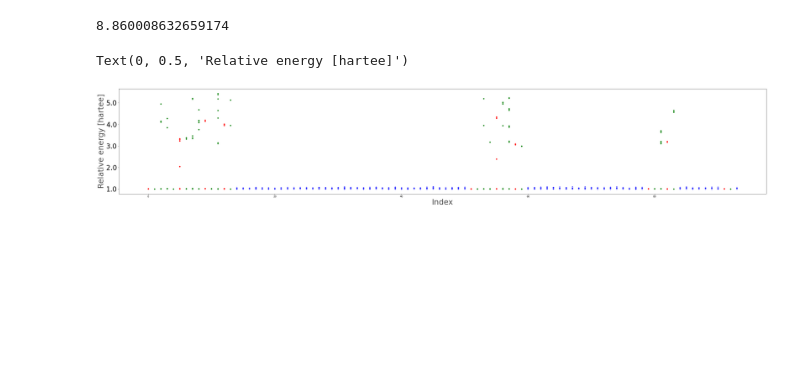
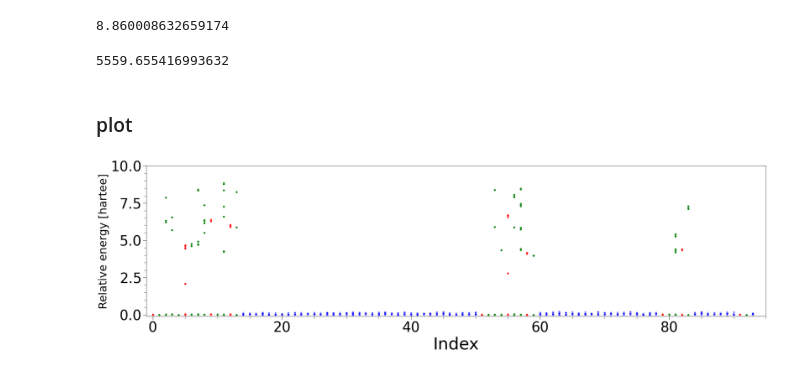
Before and after one commit to choderalab/rna-espaloma, a Jupyter notebook: espaloma-openff-default/rna-dataset-v1.0/00-rna-dataset-access/energy_distribution.ipynb, the cells around one changed output. Saved outputs shown, nothing was run; the diff lists cells and outputs as text; code cells hidden in the pictures; blank space fills up the shorter version.

Commit message:
update energy distribution notebook

```diff
--- a/espaloma-openff-default/rna-dataset-v1.0/00-rna-dataset-access/energy_distribution.ipynb
+++ b/espaloma-openff-default/rna-dataset-v1.0/00-rna-dataset-access/energy_distribution.ipynb
@@ -215,3 +231,9 @@ df[df["RELATIVE_ENERGY_HARTEE"] > 1]
 df.RELATIVE_ENERGY_HARTEE.max()
 # %% [output]
 8.860008632659174
+# %%
+df.RELATIVE_ENERGY_KCALPERMOL.max()
+# %% [output]
+5559.655416993632
+# %% [markdown]
+### plot
@@ -218,39 +244,45 @@ df.RELATIVE_ENERGY_HARTEE.max()
+# %%
+params = {'legend.fontsize': 40,
+          'font.size': 40,
+          'axes.labelsize': 48,
+          'axes.titlesize': 48,
+          'xtick.labelsize': 40,
+          'ytick.labelsize': 40,
+          'savefig.dpi': 600,
+          'figure.figsize': [64, 8],
+          'xtick.major.size': 10,
+          'xtick.minor.size': 7,
+          'ytick.major.size': 10,
+          'ytick.minor.size': 7}
+
+plt.rcParams.update(params)
 # %%
-import seaborn as sns
-import matplotlib.pyplot as plt
-#sns.set(style="whitegrid")
+f, ax = plt.subplots(figsize=(32, 8))
 
-
-
-
-f, ax = plt.subplots(figsize=(48, 8))
-# Show each distribution with both violins and points
-#sns.violinplot(x="feed",y="weight",data=df, inner="box", palette="Set3", cut=2, linewidth=3)
-#sns.violinplot(data=dataset, x="UID", y="RELATIVE_ENERGY")
-
+# trinucleotide
 dataset = df[df["TYPE"] == "trinucleotide"]
 sns.scatterplot(data=dataset, x="UID", y="RELATIVE_ENERGY_HARTEE", color="blue")
 
-
+# base pairs
 dataset = df[df["TYPE"] == "base pair"]
 sns.scatterplot(data=dataset, x="UID", y="RELATIVE_ENERGY_HARTEE", color="red")
 
-
+# base triples
 dataset = df[df["TYPE"] == "base triple"]
 sns.scatterplot(data=dataset, x="UID", y="RELATIVE_ENERGY_HARTEE", color="green")
 
-#sns.despine(left=True)
 
-#f.suptitle('Chick weights by feed type', fontsize=18, fontweight='bold')
-#ax.set_xlim(np.arange(0, uid))
-#ax.set_xticklabels(np.arange(0, uid), fontsize=28)
-ax.set_yticklabels(np.arange(0, df.RELATIVE_ENERGY_HARTEE.max()), fontsize=28)
-#ax.set_yticks(np.arange(0, df.RELATIVE_ENERGY_HARTEE.max()))
-ax.set_xlabel("Index",size=32,alpha=0.7)
-ax.set_ylabel("Relative energy [hartee]",size=32,alpha=0.7)
+ax.set_xlim(-1, uid+1)
+ax.set_ylim(-0.1, round(df.RELATIVE_ENERGY_HARTEE.max()+1))
+ax.xaxis.set_minor_locator(AutoMinorLocator())
+ax.yaxis.set_minor_locator(AutoMinorLocator())
 
-#ax.set_yscale("log")
+ax.set_xlabel("Index")
+ax.set_ylabel("Relative energy [hartee]",size=32)
+
+#ax.set_yscale("log", base=10)
+#plt.tight_layout()
+plt.savefig("energy_distribution_hartee.png")
 # %% [output]
-Text(0, 0.5, 'Relative energy [hartee]')
-[figure, old version]
+[figure, new version]
 # %%
```
Also changed, not shown: parts of 4 cells of this notebook.
